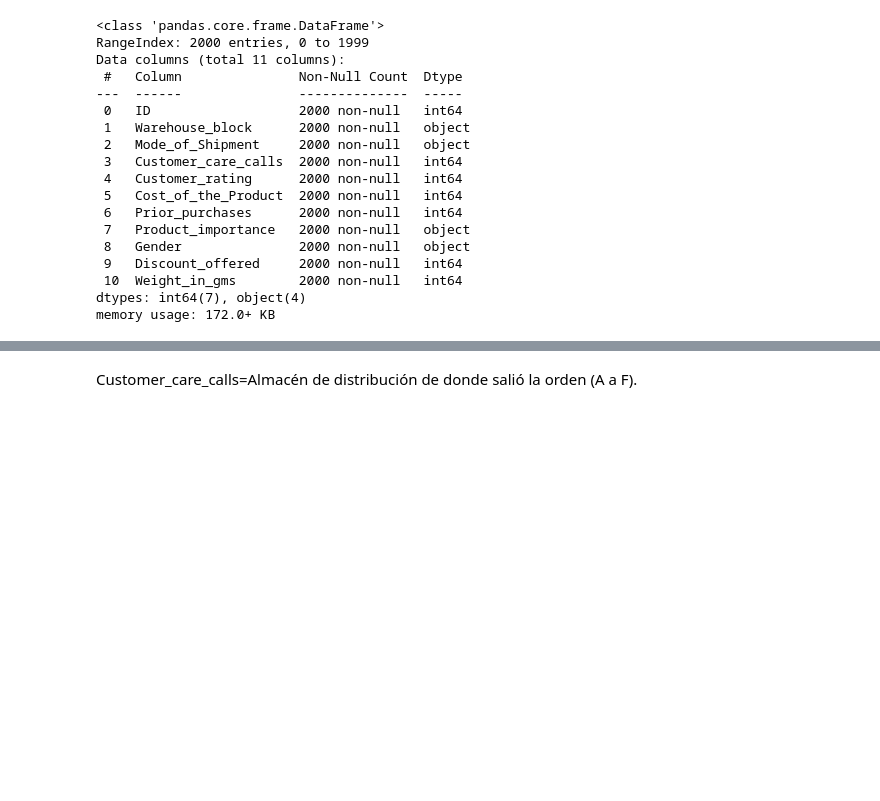
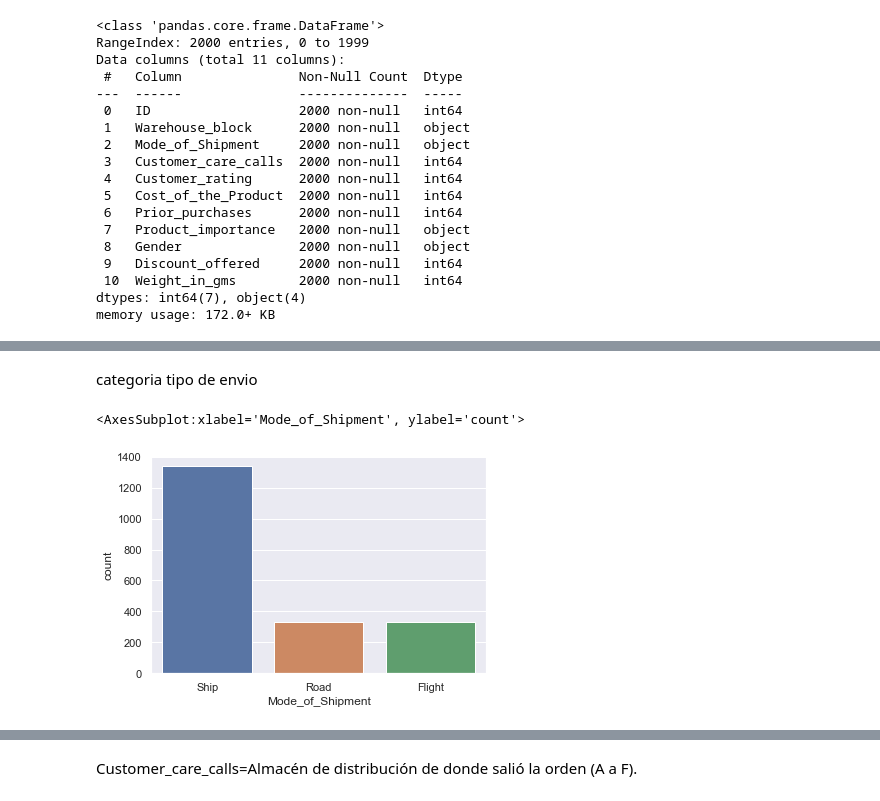
Before and after one commit to bparedes21/Logistica_para_el_Comercio_Mundial, a Jupyter notebook: Exploring-the-data.ipynb, the cells around one changed output, grey strips where cells are left out. Cells and saved outputs as stored; diff of their text form; code cells hidden in the pictures; blank space fills up the shorter version.

Commit message:
Datathon-pi

```diff
--- a/Exploring-the-data.ipynb
+++ b/Exploring-the-data.ipynb
@@ -6,5 +3,15 @@ import numpy as np
+# %%
+import pandas as pd
+import numpy as np
+from sklearn.linear_model import LinearRegression
+from sklearn.metrics import mean_squared_error # poner este como metrica
+import matplotlib.pyplot as plt
+import seaborn as sns
+sns.set()
+from scipy.stats import norm
+from scipy import stats
 # %%
-Commerce_csv=pd.read_csv(r'C:\Users\ROXI\OneDrive\Escritorio\henry\pi\datathon\Datathon\E-Commerce_train_csv.csv')
+Commerce_csv=pd.read_csv(r'C:\Users\ROXI\OneDrive\Escritorio\datathon\Datathon-pi\E-Commerce_train_csv.csv')
 # %%
 Commerce_csv.head()
 # %% [output]
@@ -49,0 +93,7 @@ Commerce_csv.describe()
+# %% [markdown]
+categoria tipo de envio
+# %%
+sns.countplot(x=Commerce_csv["Mode_of_Shipment"])
+# %% [output]
+<AxesSubplot:xlabel='Mode_of_Shipment', ylabel='count'>
+[figure, added]
```
Also changed, not shown: parts of 11 cells of this notebook, 2 other files.
